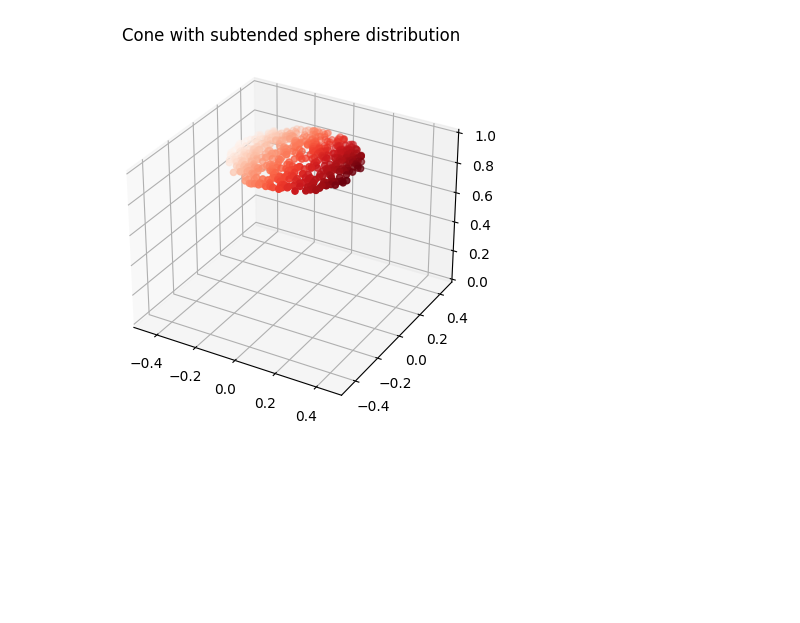
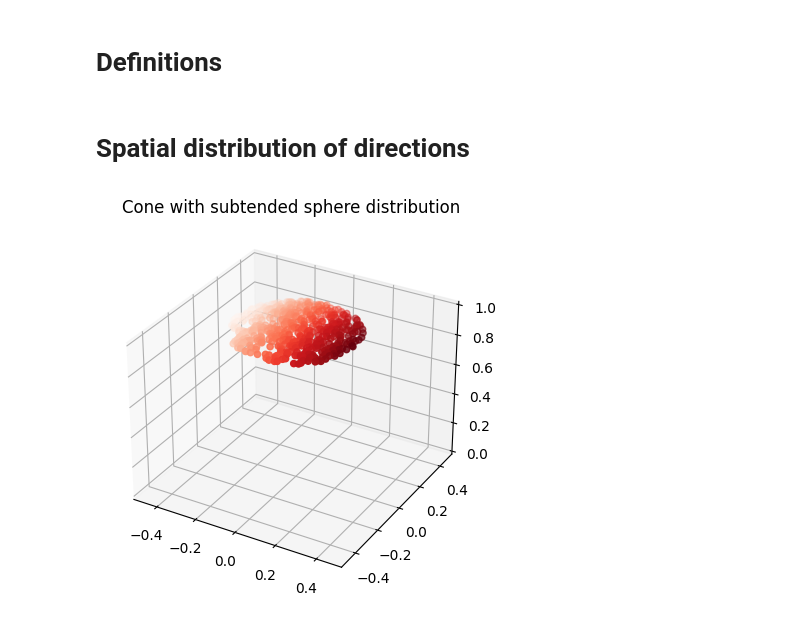
Before and after one commit to Nelarius/notebooks, a Jupyter notebook: sampling_distributions/cone_subtended_sphere.ipynb, the cells around one changed output. Cells and saved outputs as stored; diff of their text form; code cells hidden in the pictures; blank space fills up the shorter version.

Commit message:
Add notes on cos theta max value distribution

```diff
--- a/sampling_distributions/cone_subtended_sphere.ipynb
+++ b/sampling_distributions/cone_subtended_sphere.ipynb
@@ -1,6 +1,8 @@
 # %%
 import matplotlib.pyplot as plt
 import numpy as np
+# %% [markdown]
+# Definitions
 # %%
 def cone_subtended_sphere(cos_theta_max, u1, u2):
     z = 1.0 + u1 * (cos_theta_max - 1.0)
@@ -9,33 +11,39 @@ def cone_subtended_sphere(cos_theta_max, u1, u2):
     x = np.cos(phi) * sin_theta
     y = np.sin(phi) * sin_theta
 
-    # print(np.linalg.norm([x, y, z]))
+    return (x, y, z)
 
-    return (x, y, z)
+def calc_cos_theta_max(dist_to_center, radius):
+    lengthSqr = dist_to_center * dist_to_center
+    sinThetaMaxSqr = radius * radius / lengthSqr
+    cosThetaMax = np.sqrt(1.0 - sinThetaMaxSqr)
+
+    return cosThetaMax
 # %%
 num_points = 500
 r1 = np.random.uniform(0.0, 1.0, num_points)
 r2 = np.random.uniform(0.0, 1.0, num_points)
+# %% [markdown]
+# Spatial distribution of directions
 # %%
 p = np.array([0.0, 0.0, 0.0])
 c = np.array([2.0, 2.0, 2.0])
 r = 1.0
 
 to_center = c - p
-length2 = np.dot(to_center, to_center)
-sin_theta_max2 = r * r / length2
-cos_theta_max = np.sqrt(1.0 - sin_theta_max2)
+dist_to_center = np.linalg.norm(to_center)
+cos_theta_max = calc_cos_theta_max(dist_to_center, r)
 
 points = [cone_subtended_sphere(cos_theta_max, u1, u2) for u1, u2 in zip(r1, r2)]
 x, y, z = zip(*points)
 
 fig = plt.figure()
 ax = plt.axes(projection='3d')
 ax.scatter(x, y, z, c=x, cmap='Reds')
 ax.set_xlim(-0.5, 0.5)
 ax.set_ylim(-0.5, 0.5)
 ax.set_zlim(0, 1)
 ax.set_title('Cone with subtended sphere distribution')
 plt.show()
 # %% [output]
-[figure, old version]
+[figure, new version]
```
Also changed, not shown: parts of 2 cells of this notebook.
